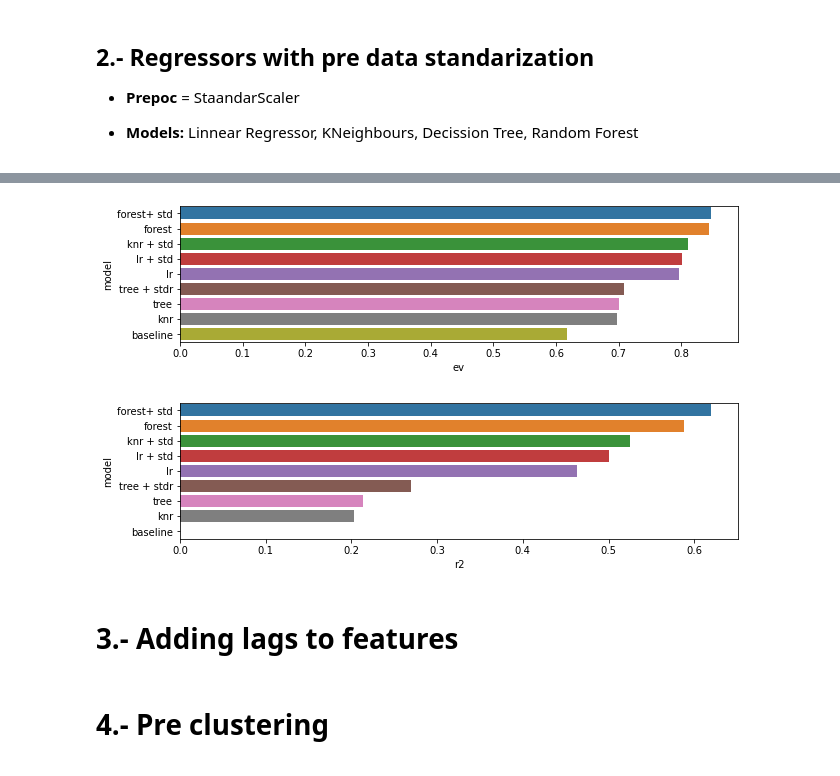
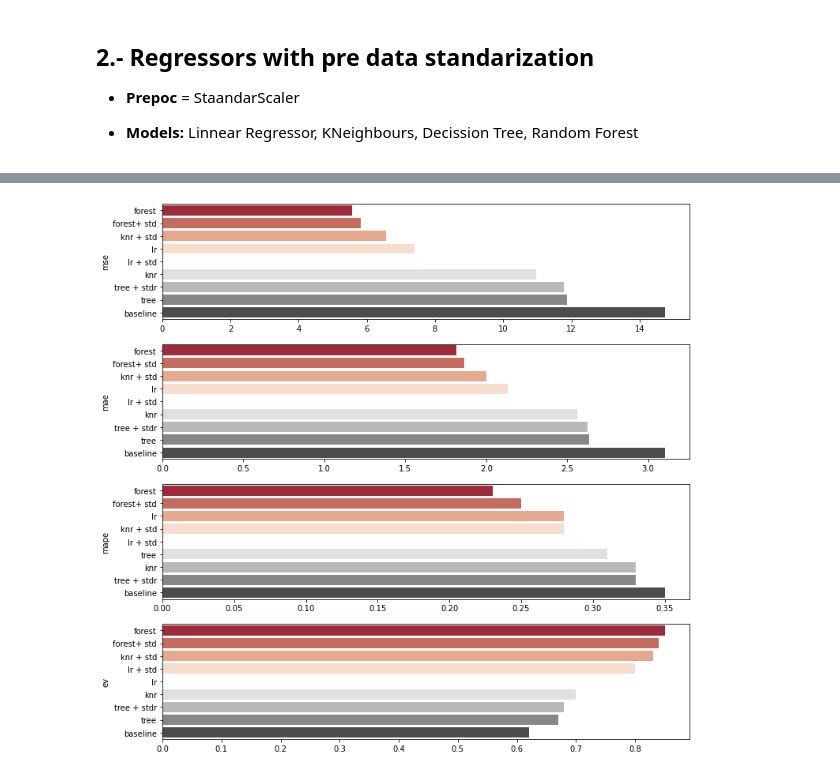
Before and after one commit to javierliro/Local-Wind-Forecast-Model-, a Jupyter notebook: 3 FeatEng-ML.ipynb, the cells around one changed output, grey strips where cells are left out. Saved outputs shown, nothing was run; the diff lists cells and outputs as text; code cells hidden in the pictures.

```diff
--- a/3 FeatEng-ML.ipynb
+++ b/3 FeatEng-ML.ipynb
@@ -452,11 +514,7 @@ knr = KNeighborsRegressor()
 tree = DecisionTreeRegressor()
 forest = RandomForestRegressor()
 
-# Scaler
-
-scaler = StandardScaler()
-
 # Setting up train / test
 
-features_train, features_test, target_train, target_test = train_test_split(features,target)
+features_train, features_test, target_train, target_test = train_test_division(features,target)
 # %%
@@ -509,14 +547,4 @@ sns.barplot(x= metrics_ordered['mae'],y = metrics_ordered['model']);
-# %%
-plt.subplots(figsize=(10,2.5))
-sns.barplot(x= metrics_ordered['ev'],y = metrics_ordered['model']);
-# %% [output]
-[figure, removed]
-# %%
-plt.subplots(figsize=(10,2.5))
-sns.barplot(x= metrics_ordered['r2'],y = metrics_ordered['model']);
-# %% [output]
-[figure, removed]
-# %% [markdown]
-# 3.- Adding lags to features
-# %% [markdown]
-# 4.- Pre clustering
+# %%
+plot_metrics(metrics)
+# %% [output]
+[figure, added]
```
Also changed, not shown: parts of 83 cells of this notebook, 3 other files.
